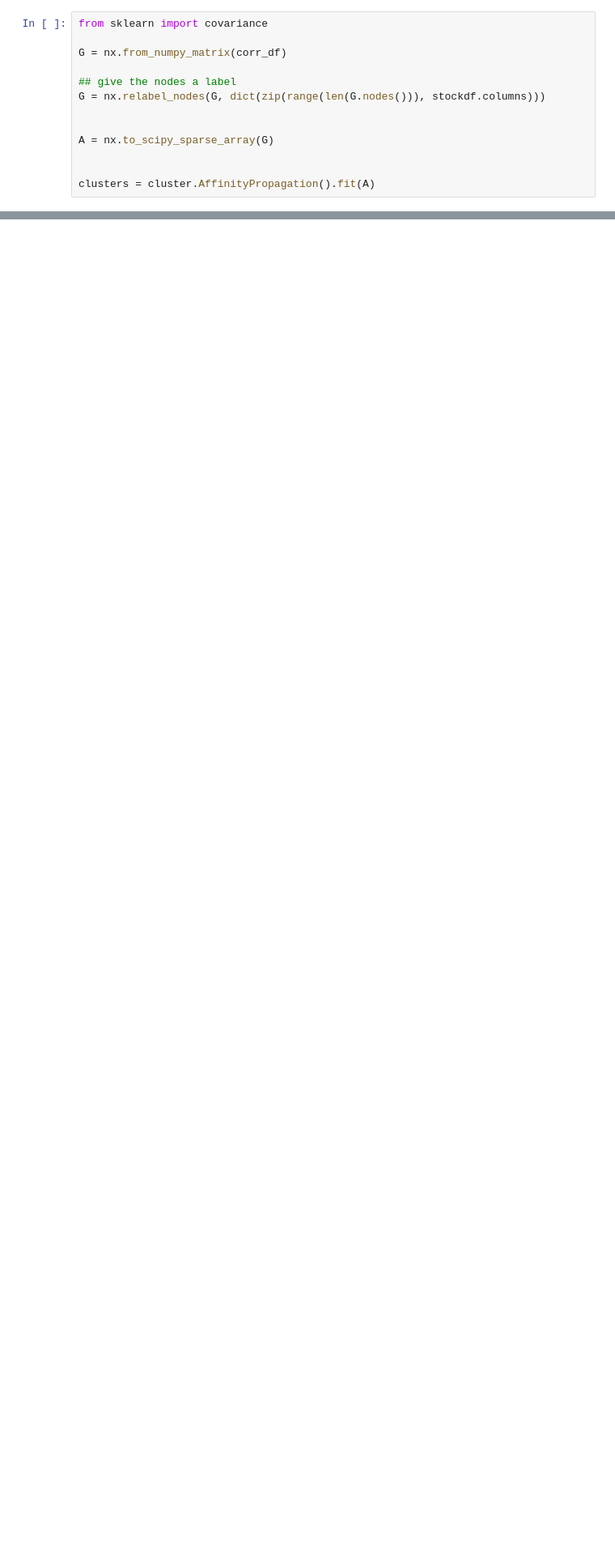
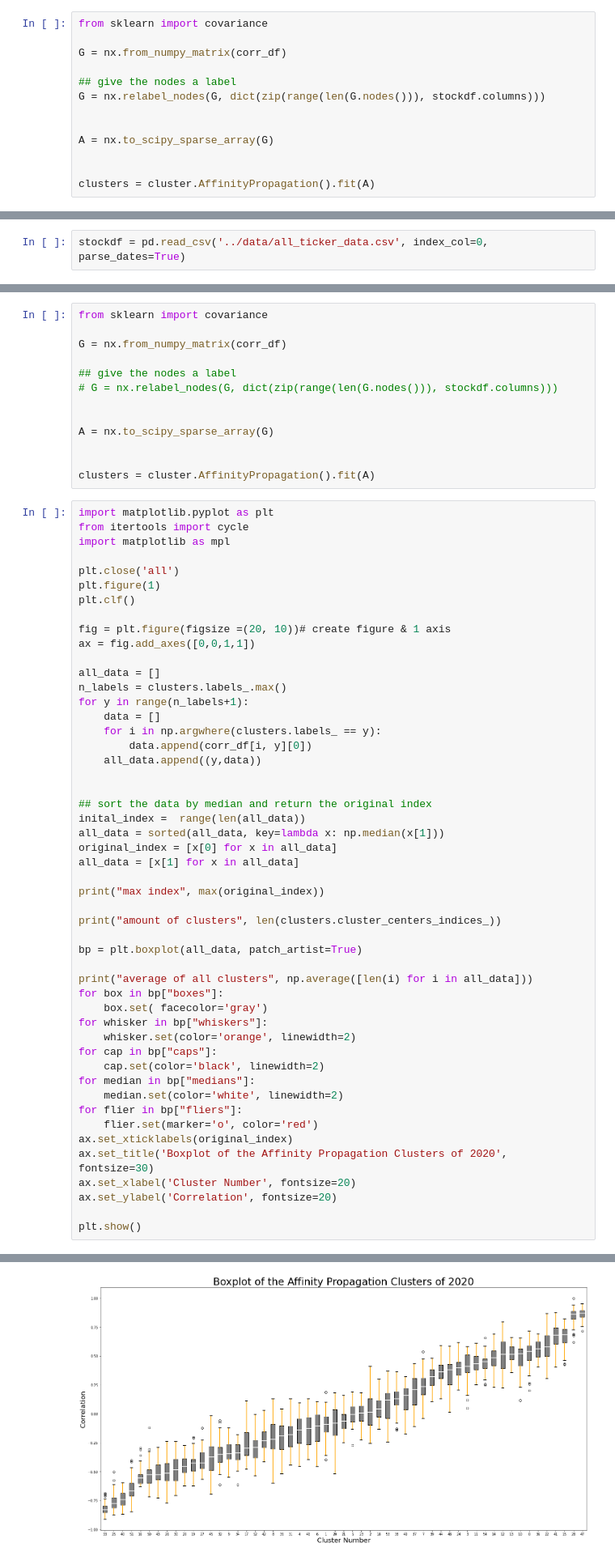
Before and after one commit to borchand/Network_Analysis, a Jupyter notebook: script/testing/collective_weight.ipynb, the cells around one changed output, grey strips where cells are left out. Shown at 81% size. Cells and saved outputs as stored; diff of their text form; blank space fills up the shorter version.

```diff
--- a/script/testing/collective_weight.ipynb
+++ b/script/testing/collective_weight.ipynb
@@ -278,0 +271,2 @@ print(symbols[clusters.cluster_centers_indices_])
+# %%
+stockdf = pd.read_csv('../data/all_ticker_data.csv', index_col=0, parse_dates=True)
@@ -278,0 +292,64 @@ print(symbols[clusters.cluster_centers_indices_])
+# %%
+from sklearn import covariance
+
+G = nx.from_numpy_matrix(corr_df)
+
+## give the nodes a label
+# G = nx.relabel_nodes(G, dict(zip(range(len(G.nodes())), stockdf.columns)))
+
+
+A = nx.to_scipy_sparse_array(G)
+
+
+clusters = cluster.AffinityPropagation().fit(A)
+# %%
+import matplotlib.pyplot as plt
+from itertools import cycle
+import matplotlib as mpl
+
+plt.close('all')
+plt.figure(1)
+plt.clf()
+
+fig = plt.figure(figsize =(20, 10))# create figure & 1 axis
+ax = fig.add_axes([0,0,1,1])
+
+all_data = []
+n_labels = clusters.labels_.max()
+for y in range(n_labels+1):
+    data = []
+    for i in np.argwhere(clusters.labels_ == y):
+        data.append(corr_df[i, y][0])
+    all_data.append((y,data))
+
+
+## sort the data by median and return the original index
+inital_index =  range(len(all_data))
+all_data = sorted(all_data, key=lambda x: np.median(x[1]))
+original_index = [x[0] for x in all_data]
+all_data = [x[1] for x in all_data]
+
+print("max index", max(original_index))
+
+print("amount of clusters", len(clusters.cluster_centers_indices_))
+
+bp = plt.boxplot(all_data, patch_artist=True)
+
+print("average of all clusters", np.average([len(i) for i in all_data]))
+for box in bp["boxes"]:
+    box.set( facecolor='gray')
+for whisker in bp["whiskers"]:
+    whisker.set(color='orange', linewidth=2)
+for cap in bp["caps"]:
+    cap.set(color='black', linewidth=2)
+for median in bp["medians"]:
+    median.set(color='white', linewidth=2)
+for flier in bp["fliers"]:
+    flier.set(marker='o', color='red')
+ax.set_xticklabels(original_index)
+ax.set_title('Boxplot of the Affinity Propagation Clusters of 2020', fontsize=30)
+ax.set_xlabel('Cluster Number', fontsize=20)
+ax.set_ylabel('Correlation', fontsize=20)
+
+plt.show()
+# %% [output]
@@ -278,0 +360 @@ print(symbols[clusters.cluster_centers_indices_])
+[figure, added]
```
Also changed, not shown: parts of 10 cells of this notebook, 2 other files.
